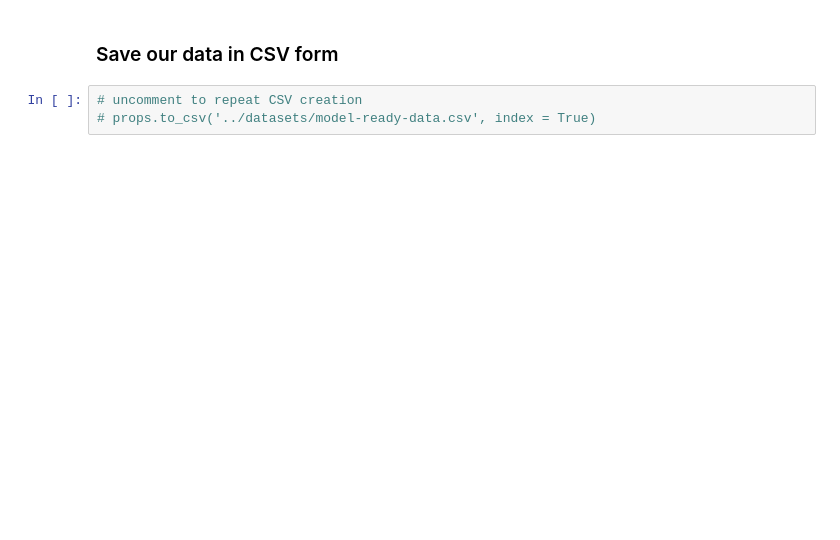
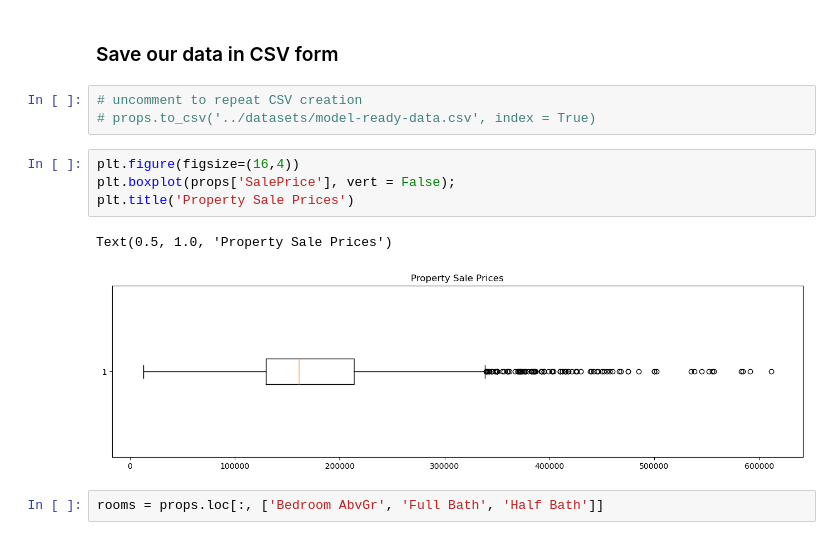
Before and after one commit to mikeminik/housing_prices_OLS_regression, a Jupyter notebook: code/01_Data Cleaning.ipynb, the cells around one changed output. Saved outputs shown, nothing was run; the diff lists cells and outputs as text; blank space fills up the shorter version.

```diff
--- a/code/01_Data Cleaning.ipynb
+++ b/code/01_Data Cleaning.ipynb
@@ -584,3 +584,12 @@ dtype: object
 # %%
 # uncomment to repeat CSV creation
 # props.to_csv('../datasets/model-ready-data.csv', index = True)
+# %%
+plt.figure(figsize=(16,4))
+plt.boxplot(props['SalePrice'], vert = False);
+plt.title('Property Sale Prices')
+# %% [output]
+Text(0.5, 1.0, 'Property Sale Prices')
+[figure, added]
+# %%
+rooms = props.loc[:, ['Bedroom AbvGr', 'Full Bath', 'Half Bath']]
```
Also changed, not shown: parts of 19 cells of this notebook, 3 other files.
